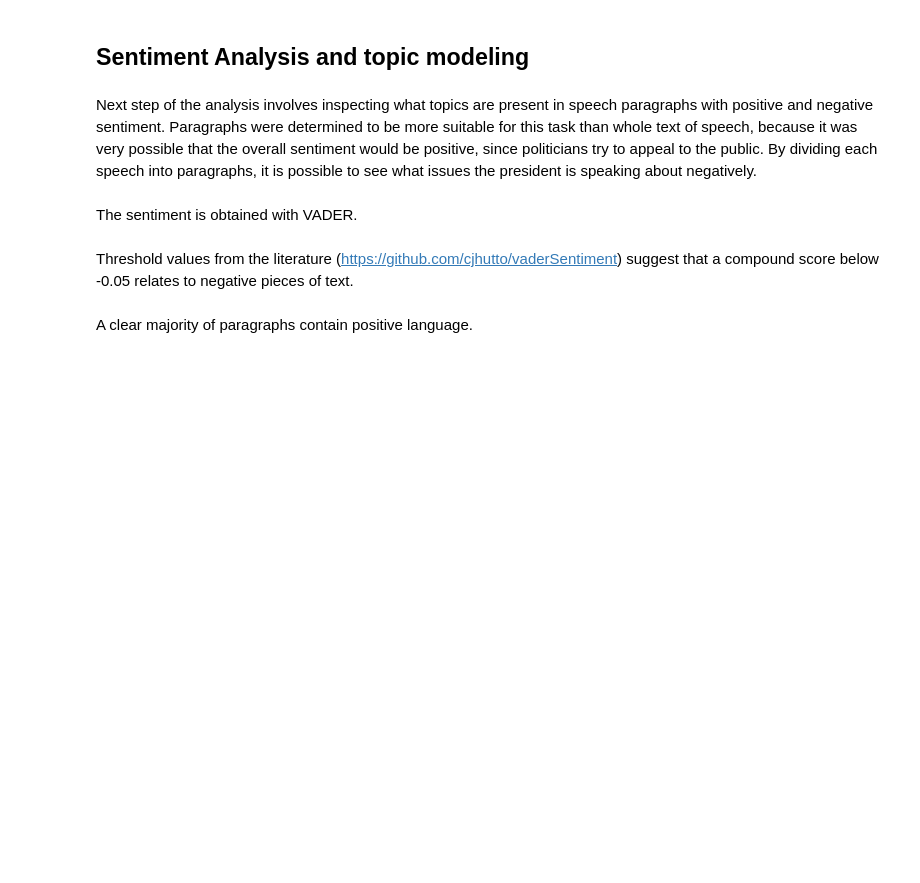
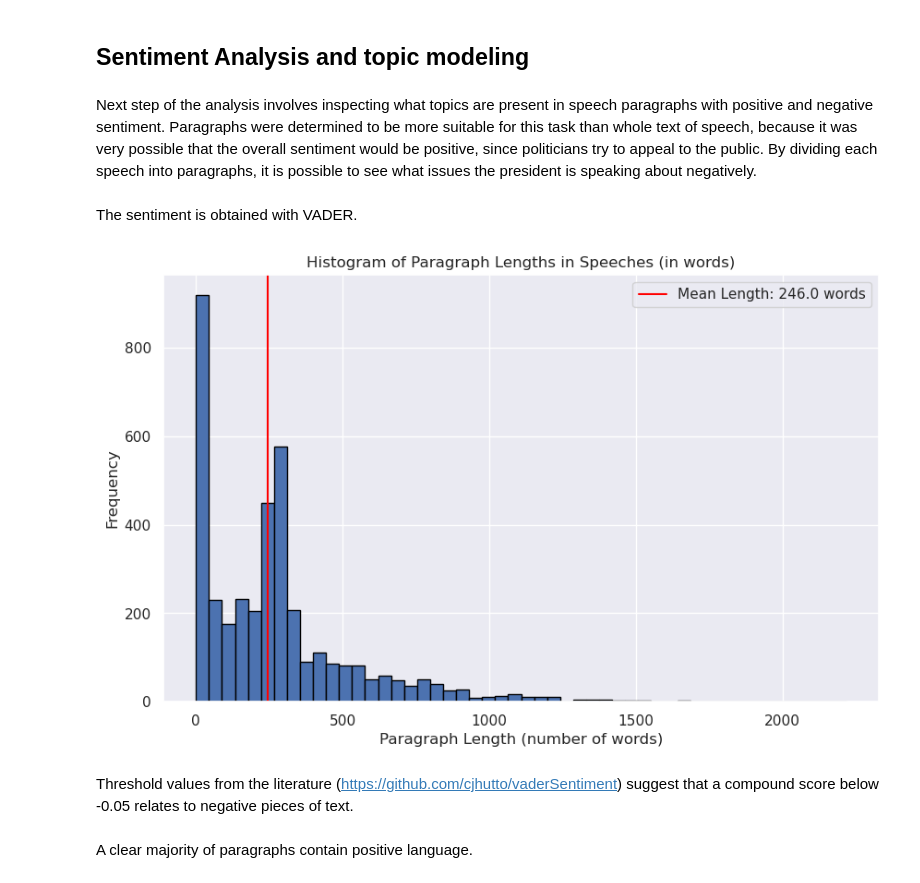
Before and after one commit to mrcljns/Text-Mining-Projects, a Jupyter notebook: Speeches_project/erdogan_speeches_notebook.ipynb, the cells around one changed output. Saved outputs shown, nothing was run; the diff lists cells and outputs as text; code cells hidden in the pictures; blank space fills up the shorter version.

```diff
--- a/Speeches_project/erdogan_speeches_notebook.ipynb
+++ b/Speeches_project/erdogan_speeches_notebook.ipynb
@@ -309,6 +330,23 @@ nation, country, turkey, election, party, one, people, like, would, brother, yea
 Next step of the analysis involves inspecting what topics are present in speech paragraphs with positive and negative sentiment. Paragraphs were determined to be more suitable for this task than whole text of speech, because it was very possible that the overall sentiment would be positive, since politicians try to appeal to the public. By dividing each speech into paragraphs, it is possible to see what issues the president is speaking about negatively.
 # %% [markdown]
 The sentiment is obtained with VADER.
+# %%
+par_lengths = [len(par) for speech in speeches_df["Translated_text"].map(lambda x: x.split("\n")) for par in speech]
+mean_length = np.median(par_lengths)
+
+# Plotting the histogram
+plt.figure(figsize=(10, 6))
+plt.hist(par_lengths, bins=50, edgecolor='black')
+# Adding a mean line
+plt.axvline(mean_length, color='red', label=f'Mean Length: {mean_length} words')
+plt.title('Histogram of Paragraph Lengths in Speeches (in words)')
+plt.xlabel('Paragraph Length (number of words)')
+plt.ylabel('Frequency')
+# plt.xlim(0, 200)
+plt.legend()
+plt.show()
+# %% [output]
+[figure, added]
 # %%
 par_list = [par for speech in speeches_df["Translated_text"].map(lambda x: x.split("\n")) for par in speech if len(par) > 40]
 par_df = pd.DataFrame(par_list, columns=["Paragraph"])
```
Also changed, not shown: parts of 4 cells of this notebook, 3 other files.
